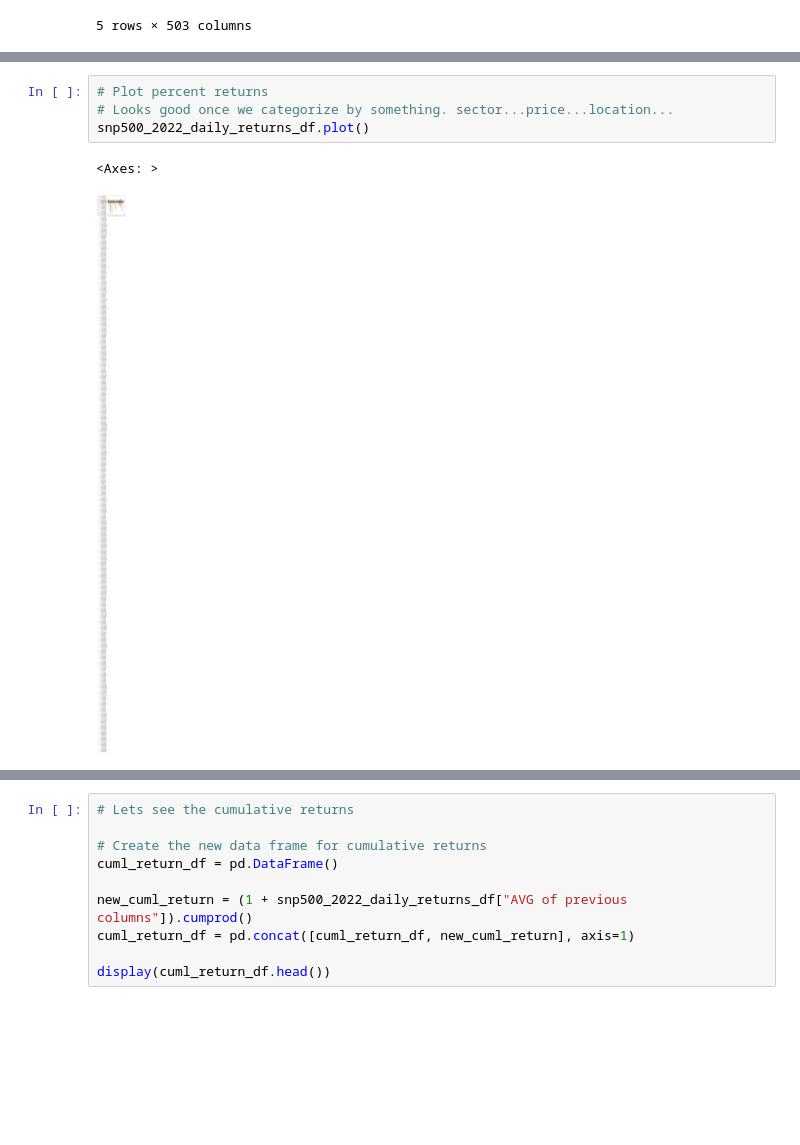
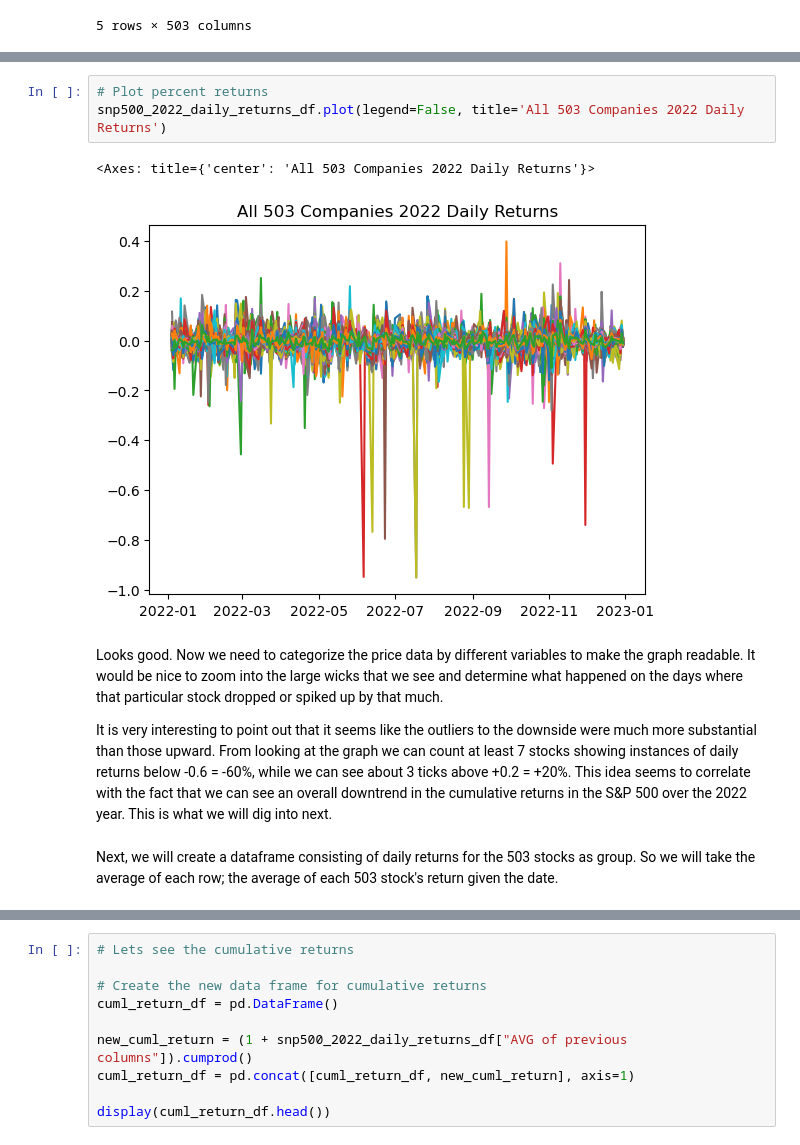
Before and after one commit to MontgomeryG/Group3Project1, a Jupyter notebook: snpReturnsWithAlpaca.ipynb, the cells around one changed output, grey strips where cells are left out. Drawn from its saved outputs; the diff is of its cells as text; blank space fills up the shorter version.

```diff
--- a/snpReturnsWithAlpaca.ipynb
+++ b/snpReturnsWithAlpaca.ipynb
@@ -469,10 +478,16 @@ snp500_2022_daily_returns_df.head()
-# %%
-# Plot percent returns
-# Looks good once we categorize by something. sector...price...location...
-snp500_2022_daily_returns_df.plot()
-# %% [output]
-<Axes: >
-[figure, removed]
+# %%
+# Plot percent returns
+snp500_2022_daily_returns_df.plot(legend=False, title='All 503 Companies 2022 Daily Returns')
+# %% [output]
+<Axes: title={'center': 'All 503 Companies 2022 Daily Returns'}>
+[figure, added]
+# %% [markdown]
+Looks good. Now we need to categorize the price data by different variables to make the graph readable. It would be nice to zoom into the large wicks that we see and determine what happened on the days where that particular stock dropped or spiked up by that much.
+
+It is very interesting to point out that it seems like the outliers to the downside were much more substantial than those upward. From looking at the graph we can count at least 7 stocks showing instances of daily returns below -0.6 = -60%, while we can see about 3 ticks above +0.2 = +20%. This idea seems to correlate with the fact that we can see an overall downtrend in the cumulative returns in the S&P 500 over the 2022 year. This is what we will dig into next.
+# %% [markdown]
+
+Next, we will create a dataframe consisting of daily returns for the 503 stocks as group. So we will take the average of each row; the average of each 503 stock's return given the date.
 # %%
 # Lets get the mean of the returns for the snp and plot the line on a graph.
 # We get the average of all of them for one day.
```
Also changed, not shown: parts of 9 cells of this notebook, 1 other file.
